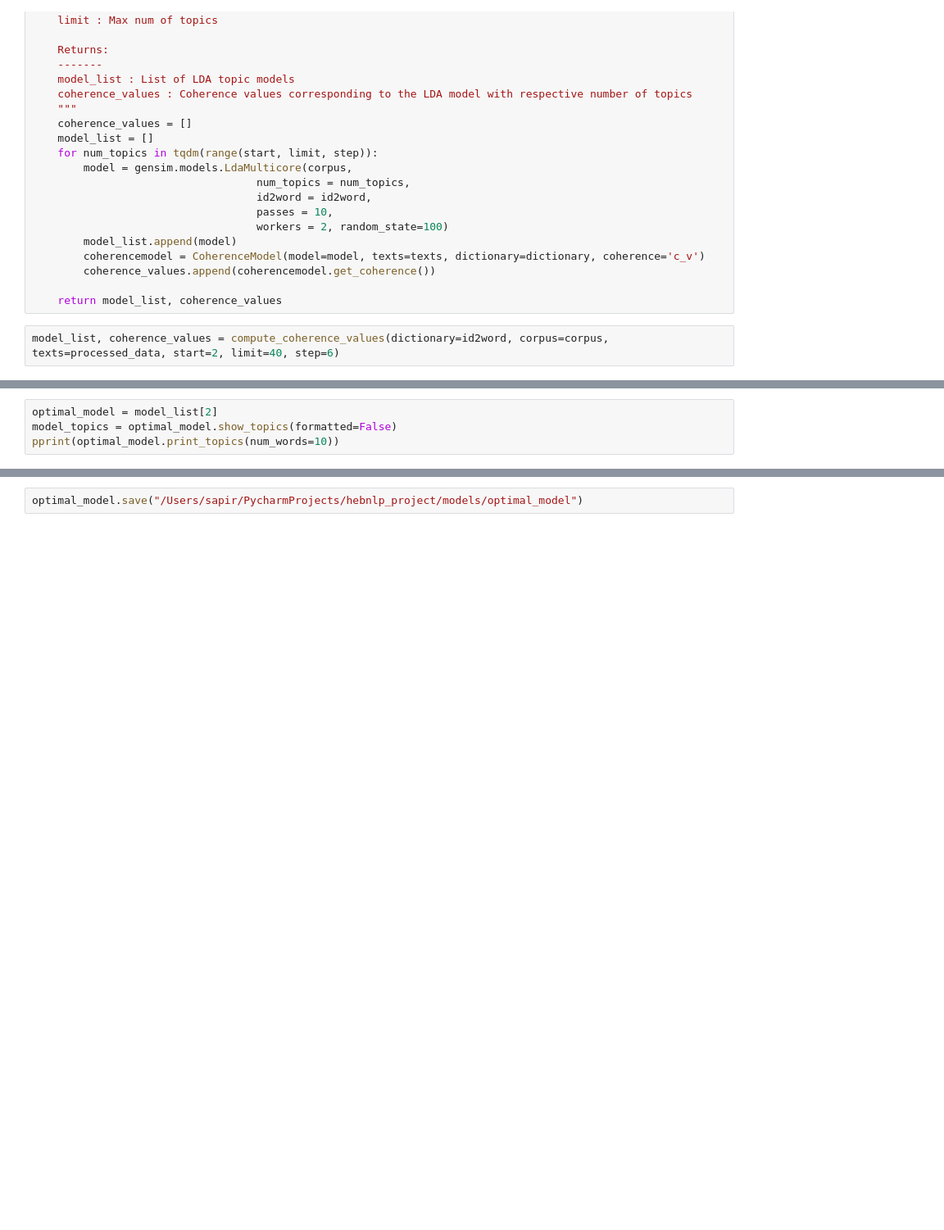
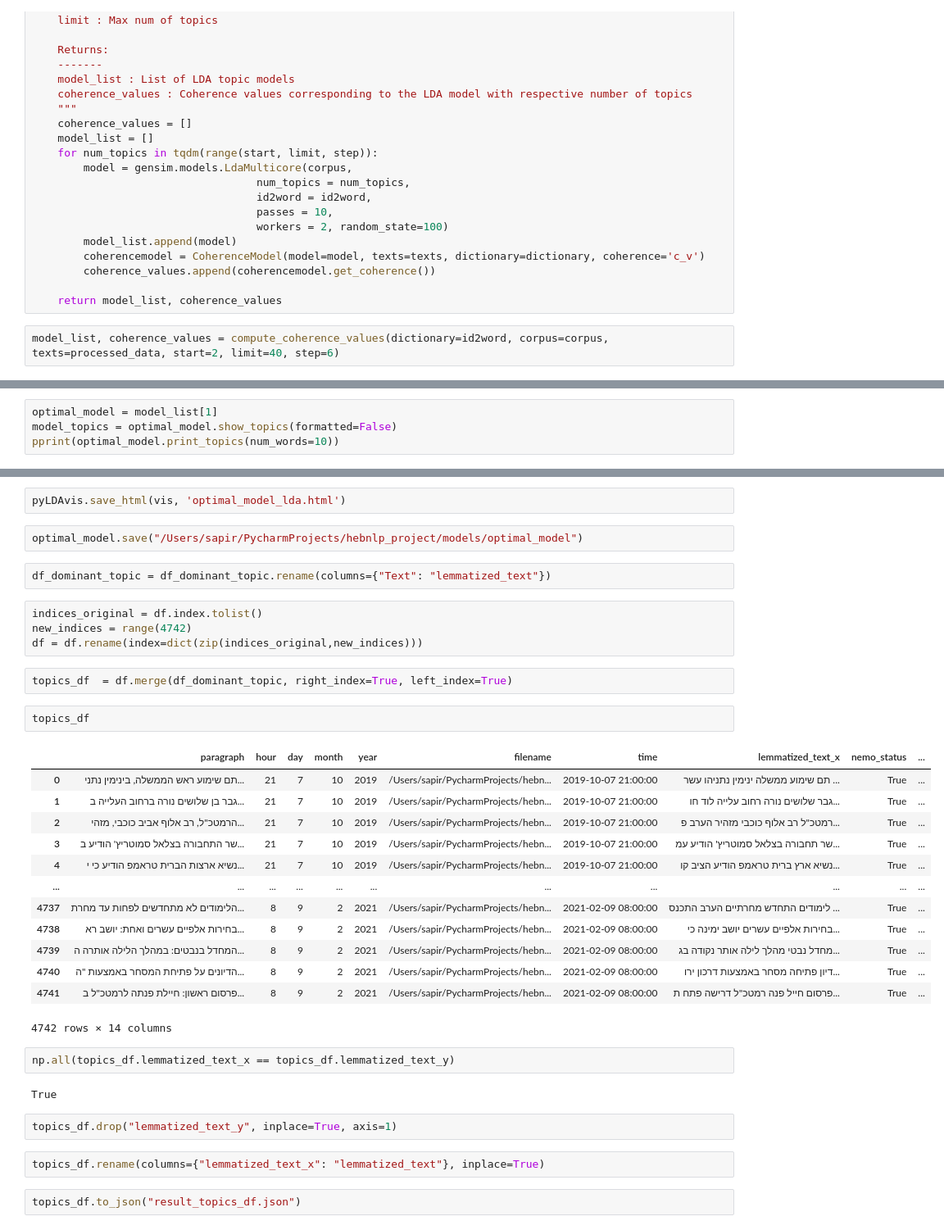
Before and after one commit to SapirW/hebnlp_project, a Jupyter notebook: Notebooks/LDA_lemmatized.ipynb, the cells around one changed output, grey strips where cells are left out. Shown at 82% size. Saved outputs shown, nothing was run; the diff lists cells and outputs as text; blank space fills up the shorter version.

```diff
--- a/Notebooks/LDA_lemmatized.ipynb
+++ b/Notebooks/LDA_lemmatized.ipynb
@@ -354,4 +379,4 @@ for m, cv in zip(x, coherence_values):
 # %%
-optimal_model = model_list[2]
+optimal_model = model_list[1]
 model_topics = optimal_model.show_topics(formatted=False)
 pprint(optimal_model.print_topics(num_words=10))
@@ -418,2 +502,38 @@ vis
+# %%
+pyLDAvis.save_html(vis, 'optimal_model_lda.html')
 # %%
 optimal_model.save("/Users/sapir/PycharmProjects/hebnlp_project/models/optimal_model")
+# %%
+df_dominant_topic = df_dominant_topic.rename(columns={"Text": "lemmatized_text"})
+# %%
+indices_original = df.index.tolist()
+new_indices = range(4742)
+df = df.rename(index=dict(zip(indices_original,new_indices)))
+# %%
+topics_df  = df.merge(df_dominant_topic, right_index=True, left_index=True)
+# %%
+topics_df
+# %% [output]
+|  | paragraph | hour | day | month | year | filename | time | lemmatized_text_x | nemo_status | ... |
+| 0 | תם שימוע ראש הממשלה, בינימין נתני... | 21 | 7 | 10 | 2019 | /Users/sapir/PycharmProjects/hebn... | 2019-10-07 21:00:00 | תם שימוע ממשלה ינימין נתניהו עשר ... | True | ... |
+| 1 | גבר בן שלושים נורה ברחוב העלייה ב... | 21 | 7 | 10 | 2019 | /Users/sapir/PycharmProjects/hebn... | 2019-10-07 21:00:00 | גבר שלושים נורה רחוב עלייה לוד חו... | True | ... |
+| 2 | הרמטכ"ל, רב אלוף אביב כוכבי, מזהי... | 21 | 7 | 10 | 2019 | /Users/sapir/PycharmProjects/hebn... | 2019-10-07 21:00:00 | רמטכ"ל רב אלוף כוכבי מזהיר הערב פ... | True | ... |
+| 3 | שר התחבורה בצלאל סמוטריץ' הודיע ב... | 21 | 7 | 10 | 2019 | /Users/sapir/PycharmProjects/hebn... | 2019-10-07 21:00:00 | שר תחבורה בצלאל סמוטריץ' הודיע עמ... | True | ... |
+| 4 | נשיא ארצות הברית טראמפ הודיע כי י... | 21 | 7 | 10 | 2019 | /Users/sapir/PycharmProjects/hebn... | 2019-10-07 21:00:00 | נשיא ארץ ברית טראמפ הודיע הציב קו... | True | ... |
+| ... | ... | ... | ... | ... | ... | ... | ... | ... | ... | ... |
+| 4737 | הלימודים לא מתחדשים לפחות עד מחרת... | 8 | 9 | 2 | 2021 | /Users/sapir/PycharmProjects/hebn... | 2021-02-09 08:00:00 | לימודים התחדש מחרתיים הערב התכנס ... | True | ... |
+| 4738 | בחירות אלפיים עשרים ואחת: יושב רא... | 8 | 9 | 2 | 2021 | /Users/sapir/PycharmProjects/hebn... | 2021-02-09 08:00:00 | בחירות אלפיים עשרים יושב ימינה כי... | True | ... |
+| 4739 | המחדל בנבטים: במהלך הלילה אותרה ה... | 8 | 9 | 2 | 2021 | /Users/sapir/PycharmProjects/hebn... | 2021-02-09 08:00:00 | מחדל נבטי מהלך לילה אותר נקודה בג... | True | ... |
+| 4740 | הדיונים על פתיחת המסחר באמצעות "ה... | 8 | 9 | 2 | 2021 | /Users/sapir/PycharmProjects/hebn... | 2021-02-09 08:00:00 | דיון פתיחה מסחר באמצעות דרכון ירו... | True | ... |
+| 4741 | פרסום ראשון: חיילת פנתה לרמטכ"ל ב... | 8 | 9 | 2 | 2021 | /Users/sapir/PycharmProjects/hebn... | 2021-02-09 08:00:00 | פרסום חייל פנה רמטכ"ל דרישה פתח ת... | True | ... |
+4742 rows × 14 columns
+# %%
+np.all(topics_df.lemmatized_text_x == topics_df.lemmatized_text_y)
+# %% [output]
+True
+# %%
+topics_df.drop("lemmatized_text_y", inplace=True, axis=1)
+# %%
+topics_df.rename(columns={"lemmatized_text_x": "lemmatized_text"}, inplace=True)
+# %%
+topics_df.to_json("result_topics_df.json")
```
Also changed, not shown: parts of 18 cells of this notebook, 2 other files.
